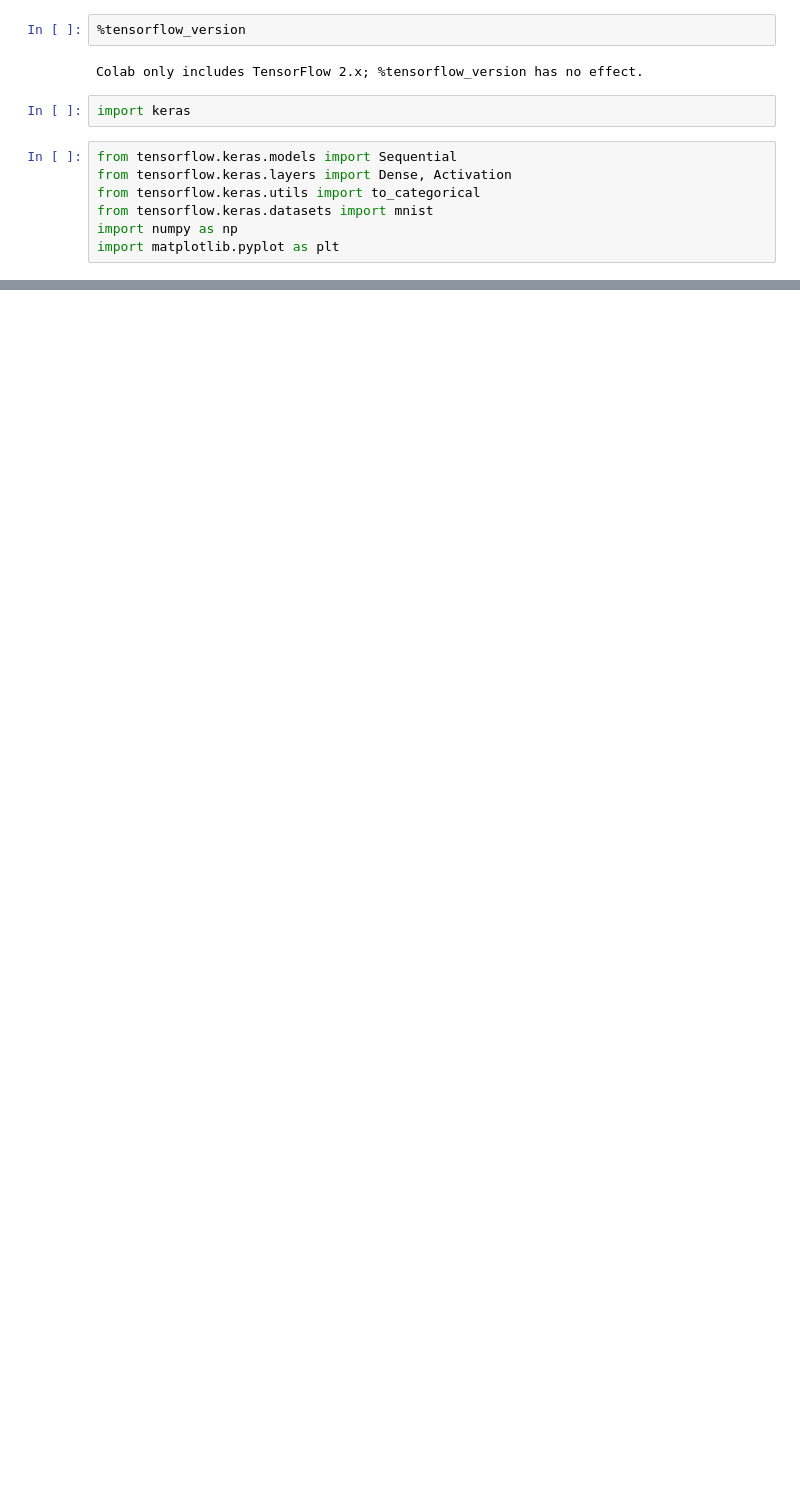
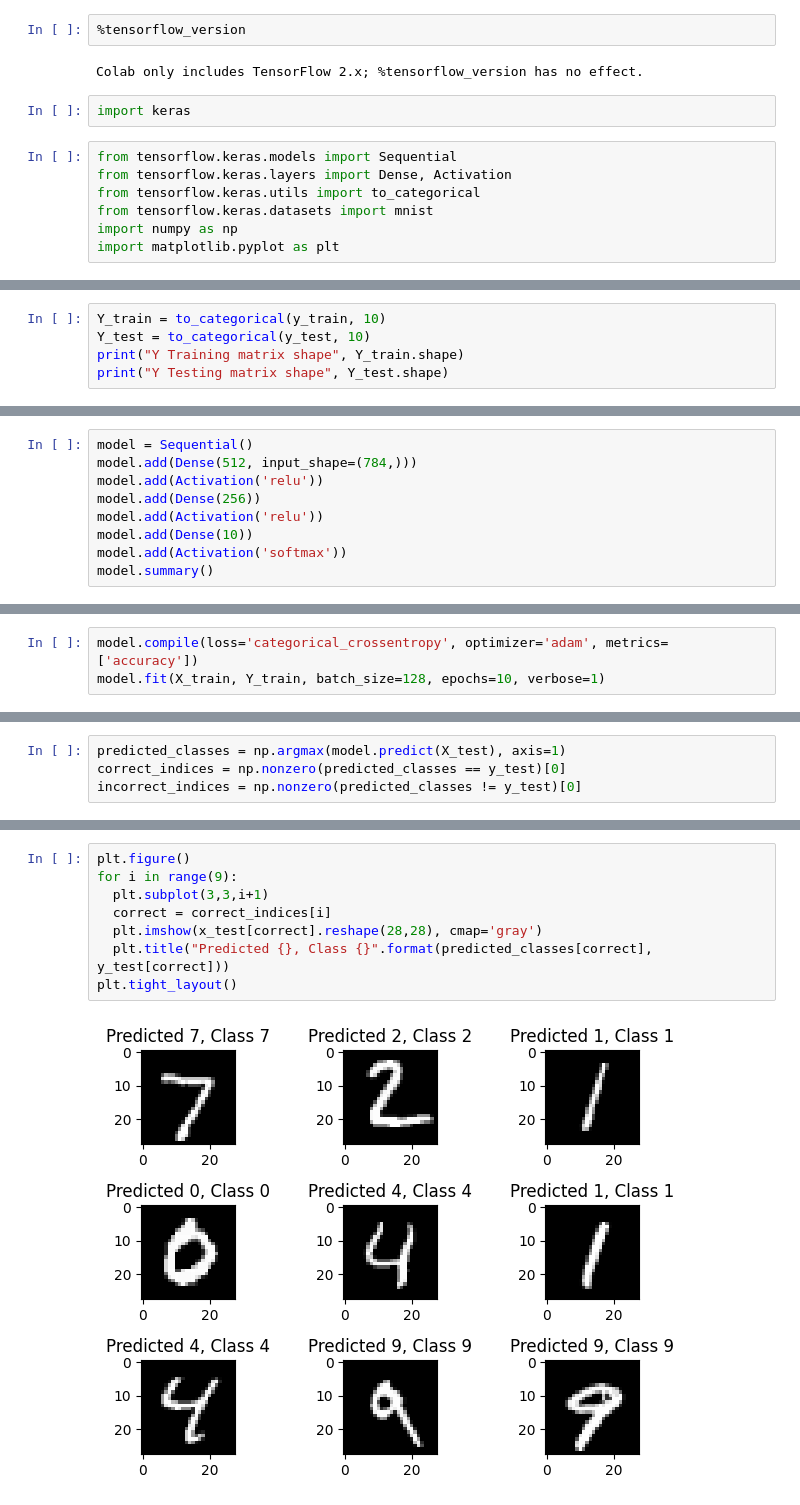
Before and after one commit to doosanpark/BootExample, a Jupyter notebook: mnist_deeplearning.ipynb, the cells around one changed output, grey strips where cells are left out. Saved outputs shown, nothing was run; the diff lists cells and outputs as text; blank space fills up the shorter version.

```diff
--- a/mnist_deeplearning.ipynb
+++ b/mnist_deeplearning.ipynb
@@ -28,0 +41,5 @@ y_test shape (10000,)
+# %%
+Y_train = to_categorical(y_train, 10)
+Y_test = to_categorical(y_test, 10)
+print("Y Training matrix shape", Y_train.shape)
+print("Y Testing matrix shape", Y_test.shape)
@@ -28,0 +49,9 @@ y_test shape (10000,)
+# %%
+model = Sequential()
+model.add(Dense(512, input_shape=(784,)))
+model.add(Activation('relu'))
+model.add(Dense(256))
+model.add(Activation('relu'))
+model.add(Dense(10))
+model.add(Activation('softmax'))
+model.summary()
@@ -28,0 +78,3 @@ y_test shape (10000,)
+# %%
+model.compile(loss='categorical_crossentropy', optimizer='adam', metrics=['accuracy'])
+model.fit(X_train, Y_train, batch_size=128, epochs=10, verbose=1)
@@ -28,0 +111,4 @@ y_test shape (10000,)
+# %%
+predicted_classes = np.argmax(model.predict(X_test), axis=1)
+correct_indices = np.nonzero(predicted_classes == y_test)[0]
+incorrect_indices = np.nonzero(predicted_classes != y_test)[0]
@@ -28,0 +139,10 @@ y_test shape (10000,)
+# %%
+plt.figure()
+for i in range(9):
+  plt.subplot(3,3,i+1)
+  correct = correct_indices[i]
+  plt.imshow(x_test[correct].reshape(28,28), cmap='gray')
+  plt.title("Predicted {}, Class {}".format(predicted_classes[correct], y_test[correct]))
+plt.tight_layout()
+# %% [output]
+[figure, added]
```
Also changed, not shown: parts of 9 cells of this notebook.
